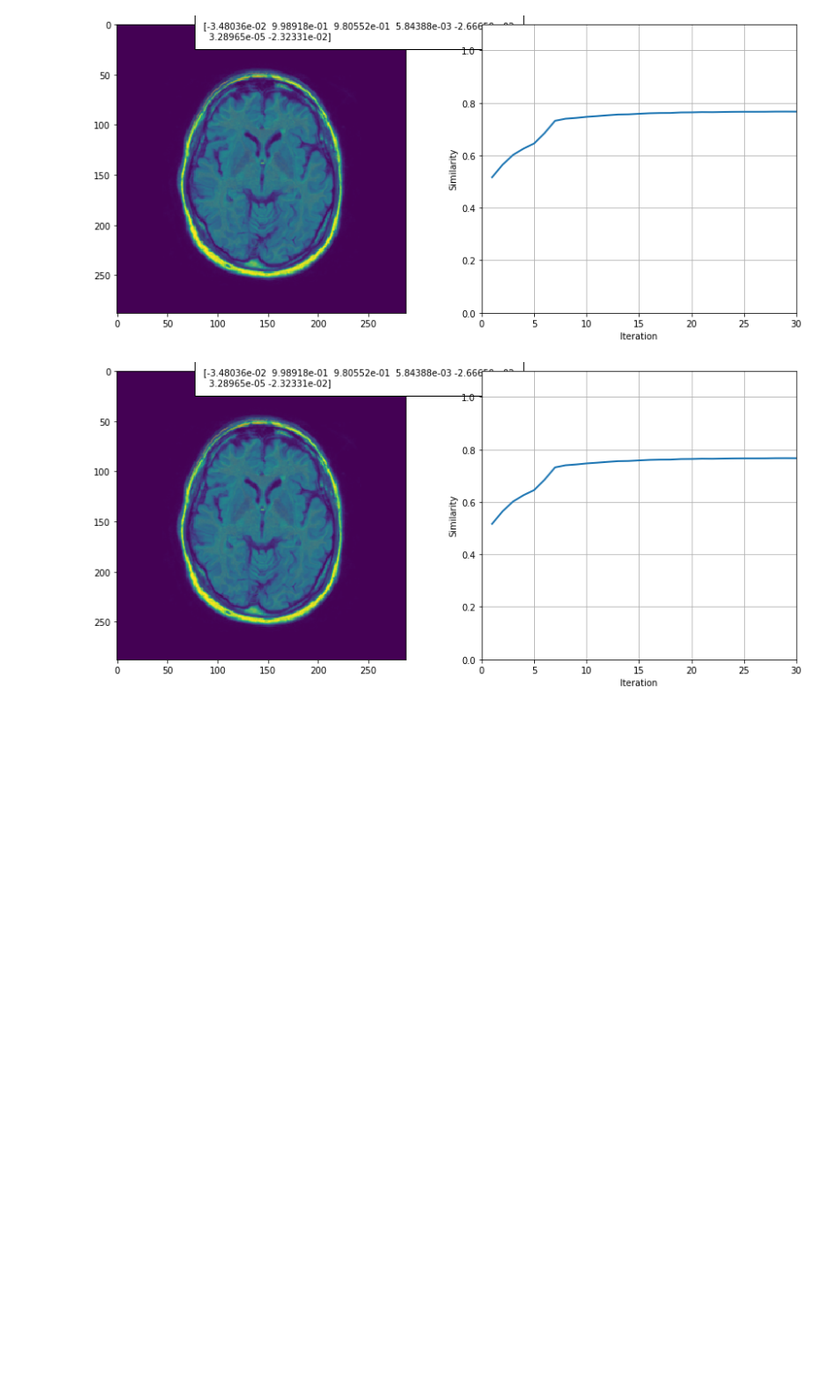
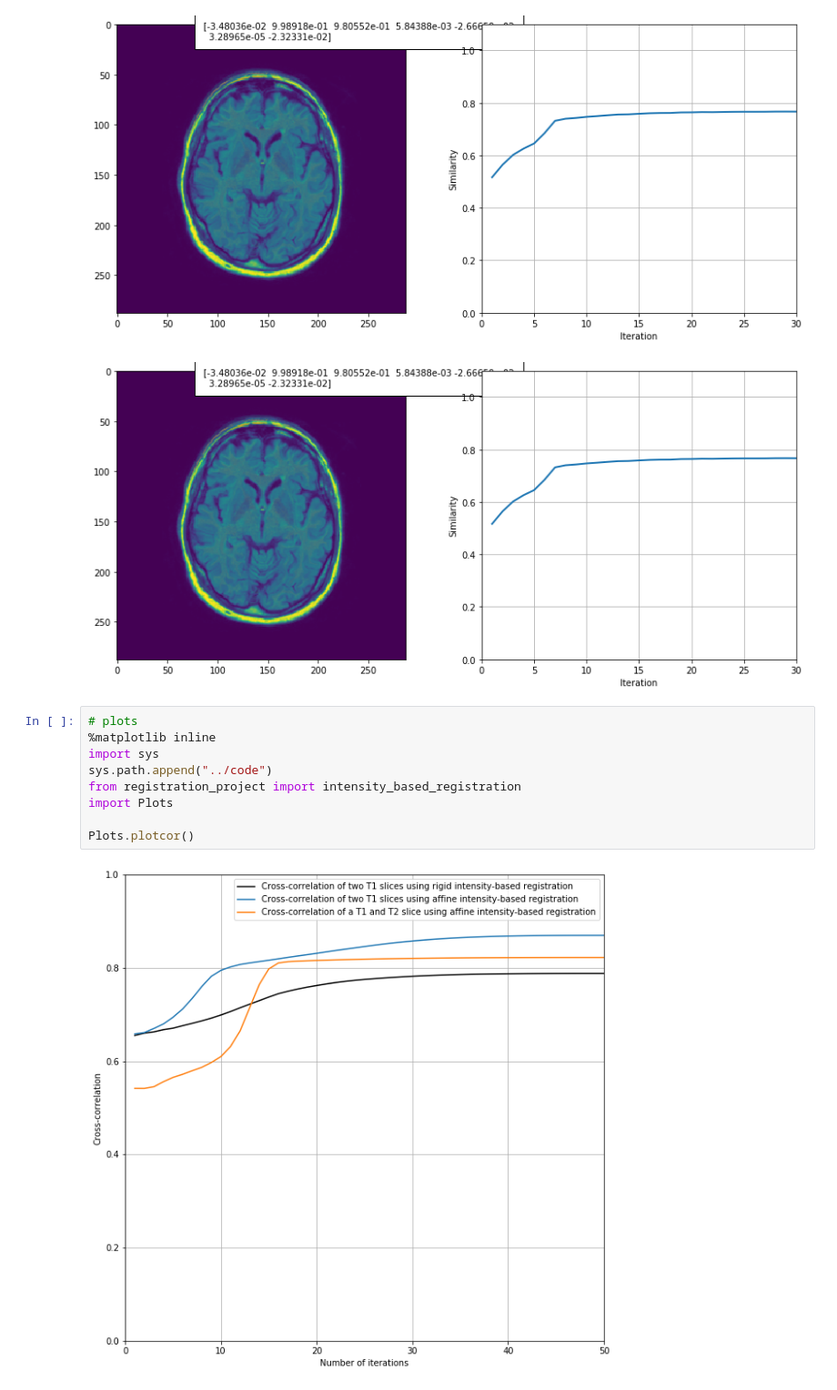
Before and after one commit to shaverschuren/MIA_Group6, a Jupyter notebook: notebooks/registration_project.ipynb, the cells around one changed output. Shown at 91% size. Saved outputs shown, nothing was run; the diff lists cells and outputs as text; blank space fills up the shorter version.

```diff
--- a/notebooks/registration_project.ipynb
+++ b/notebooks/registration_project.ipynb
@@ -237,3 +238,14 @@ intensity_based_registration(I_path,Im_path,1,1)
 # %% [output]
 [figure]
 [figure]
+# %%
+# plots
+%matplotlib inline
+import sys
+sys.path.append("../code")
+from registration_project import intensity_based_registration
+import Plots
+
+Plots.plotcor()
+# %% [output]
+[figure, added]
```
Also changed, not shown: parts of 4 cells of this notebook.
